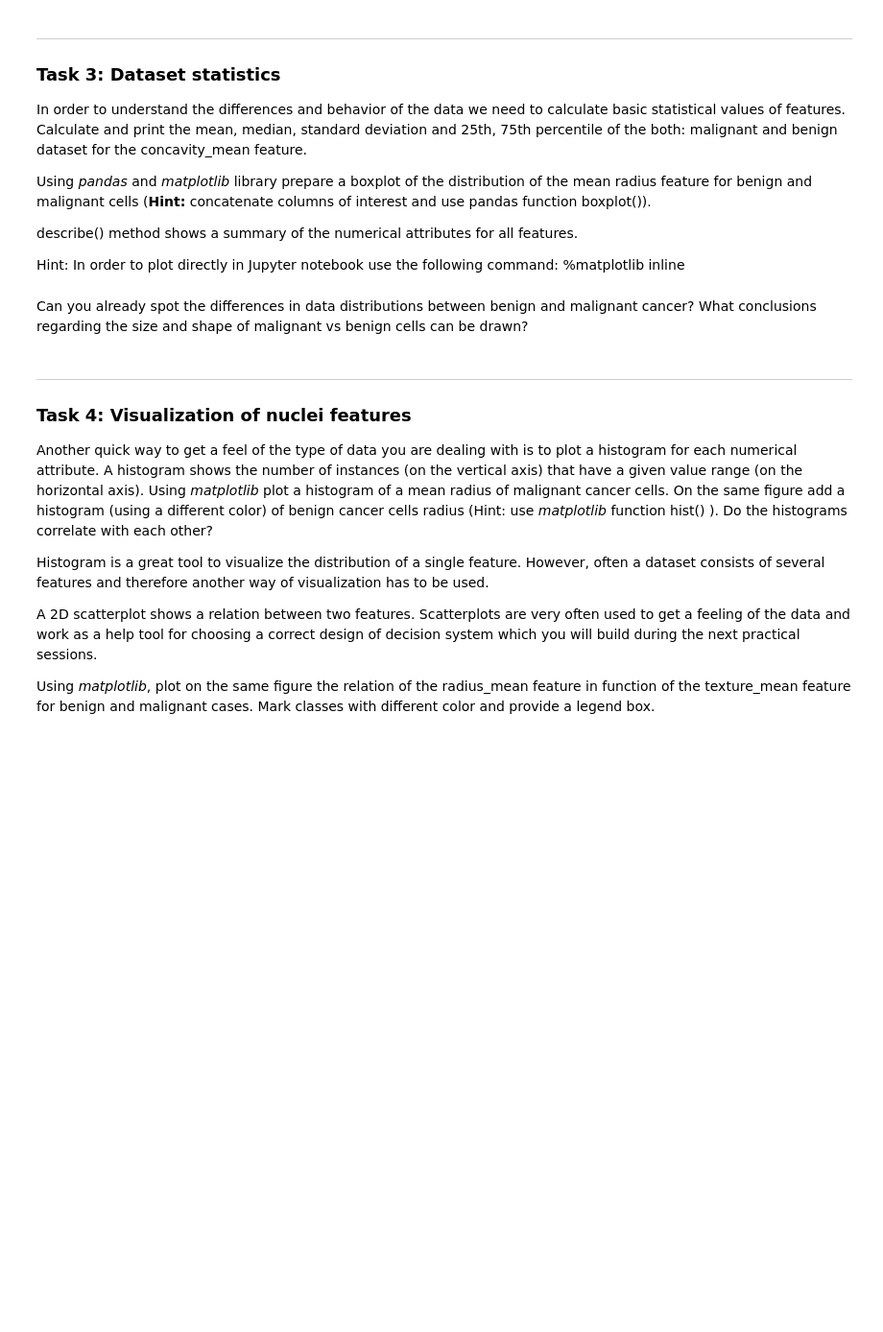
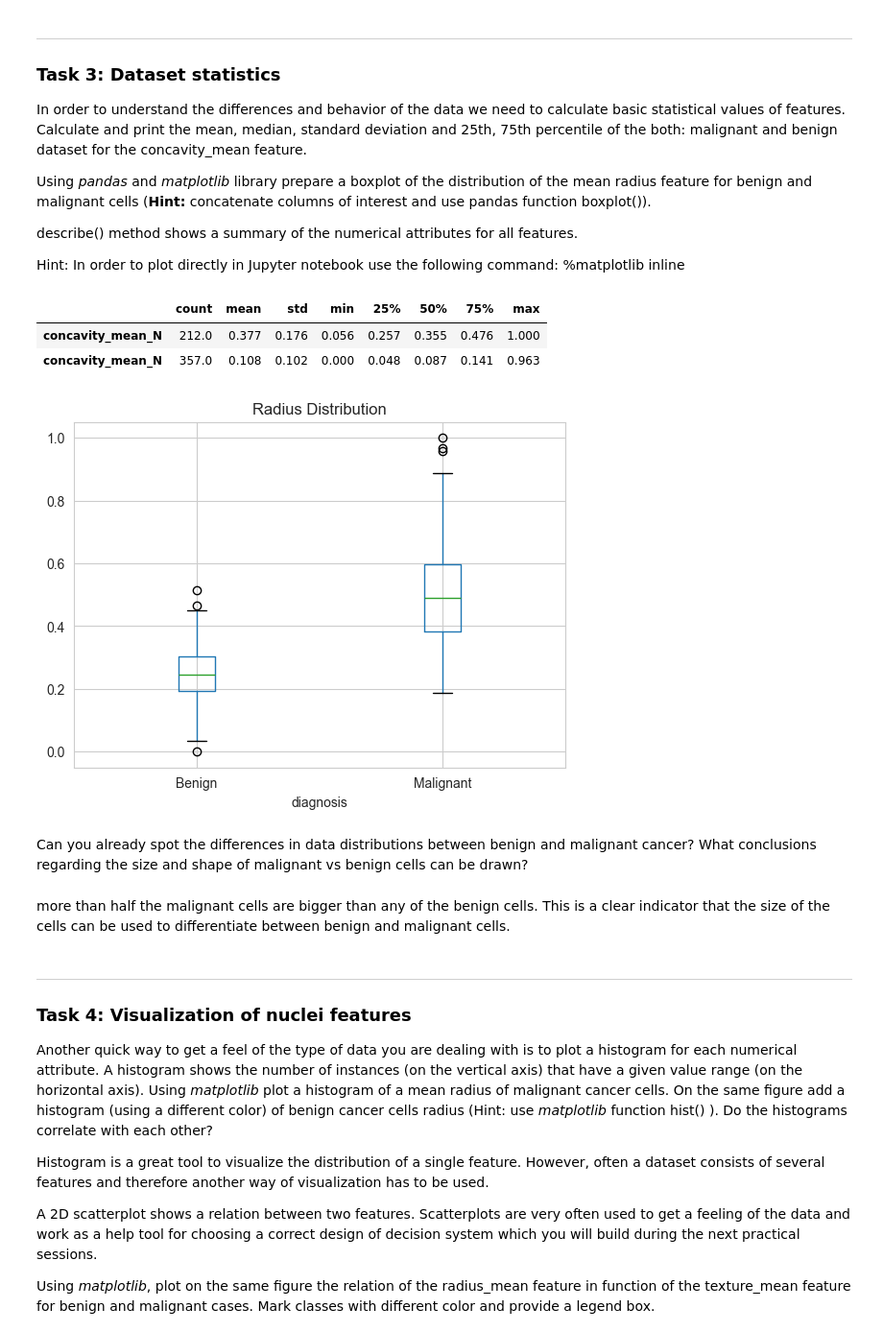
Before and after one commit to HosseinOutward/VUB-ACS-25_HIDSS, a Jupyter notebook: WPO1/WPO1-Student.ipynb, the cells around one changed output. Shown at 96% size. Cells and saved outputs as stored; diff of their text form; code cells hidden in the pictures; blank space fills up the shorter version.

```diff
--- a/WPO1/WPO1-Student.ipynb
+++ b/WPO1/WPO1-Student.ipynb
@@ -107,0 +154,4 @@ Save all three new datasets (cropped with B and M, cropped B and cropped M) as t
+# %%
+# Remove first (ID) and last (NaN) columns
+df = df.iloc[:, 1:-1]
+df.head()
@@ -107,0 +166,7 @@ Save all three new datasets (cropped with B and M, cropped B and cropped M) as t
+# %%
+# Filter mean features
+mean_columns = [col for col in df.columns if '_mean' in col or col == 'diagnosis']
+not_mean_columns = df.columns.difference(mean_columns)
+df_mean = df[mean_columns]
+print("removed col:", not_mean_columns)
+df_mean.head()
@@ -107,0 +187,7 @@ Save all three new datasets (cropped with B and M, cropped B and cropped M) as t
+# %%
+# Normalize features (excluding 'diagnosis')
+scaler = MinMaxScaler()
+features = df_mean.drop('diagnosis', axis=1)
+normalized_features = scaler.fit_transform(features)
+normalized_features = pd.DataFrame(normalized_features, columns=features.columns)
+normalized_features.head()
@@ -107,0 +201,12 @@ Save all three new datasets (cropped with B and M, cropped B and cropped M) as t
+# %%
+# Create new DataFrame with normalized features
+df_normalized = pd.DataFrame(normalized_features, columns=features.columns)
+df_normalized = df_normalized.add_suffix('_N')
+df_normalized['diagnosis'] = df_mean['diagnosis']
+
+# Split into benign and malignant datasets
+df_benign = df_normalized[df_normalized['diagnosis'] == 'B']
+df_malignant = df_normalized[df_normalized['diagnosis'] == 'M']
+
+# Check shapes
+print("Benign shape:", df_benign.shape, "\nMalignant shape:", df_malignant.shape)
@@ -121,5 +232,35 @@ Hint: In order to plot directly in Jupyter notebook use the following command: %
+# %%
+# YOUR CODE HERE
+
+# Statistics for concavity_mean
+concavity_benign = df_benign['concavity_mean_N']
+concavity_malignant = df_malignant['concavity_mean_N']
+temp=[concavity_malignant.describe(), concavity_benign.describe()]
+pd.DataFrame(temp).round(3)
+# %% [output]
+|  | count | mean | std | min | 25% | 50% | 75% | max |
+| concavity_mean_N | 212.0 | 0.377 | 0.176 | 0.056 | 0.257 | 0.355 | 0.476 | 1.000 |
+| concavity_mean_N | 357.0 | 0.108 | 0.102 | 0.000 | 0.048 | 0.087 | 0.141 | 0.963 |
+# %%
+# Boxplot for radius_mean
+import matplotlib.pyplot as plt
+%matplotlib inline
+
+combined_radius = pd.concat([
+    df_benign['radius_mean_N'].rename('Radius').to_frame().assign(diagnosis='Benign'),
+    df_malignant['radius_mean_N'].rename('Radius').to_frame().assign(diagnosis='Malignant')
+])
+
+combined_radius.boxplot(column='Radius', by='diagnosis')
+plt.title('Radius Distribution')
+plt.suptitle('')
+plt.show()
+# %% [output]
+[figure, added]
 # %% [markdown]
 Can you already spot the differences in data distributions between benign and malignant cancer? What conclusions regarding the size and shape of malignant vs benign cells can be drawn?
+# %% [markdown]
+more than half the malignant cells are bigger than any of the benign cells. This is a clear indicator that the size of the cells can be used to differentiate between benign and malignant cells.
 # %% [markdown]
 ***
 ### Task 4: Visualization of nuclei features
```
Also changed, not shown: parts of 31 cells of this notebook.
